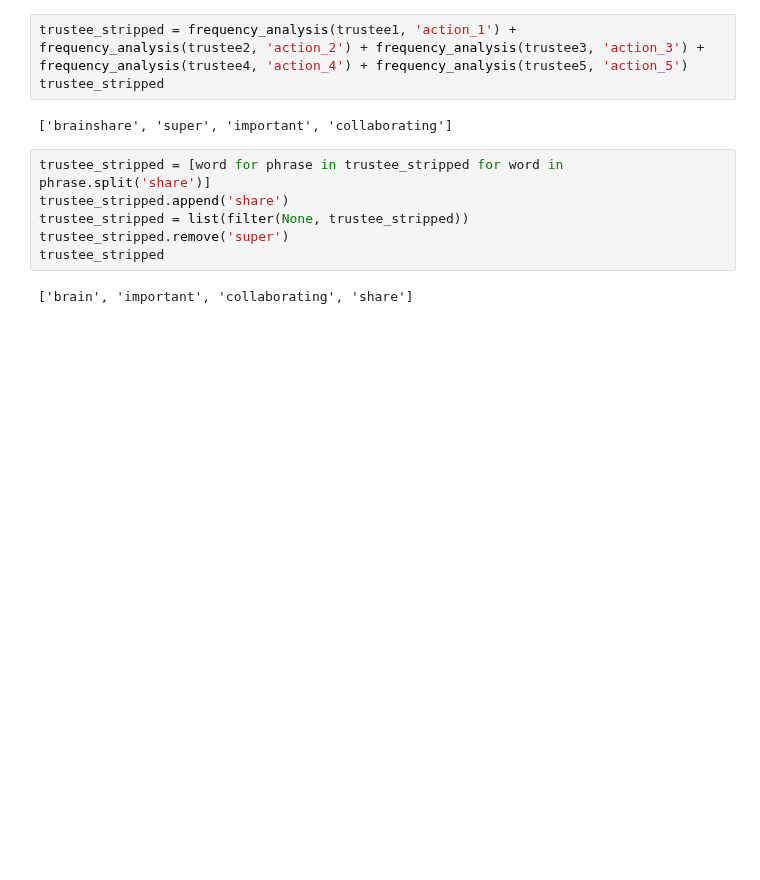
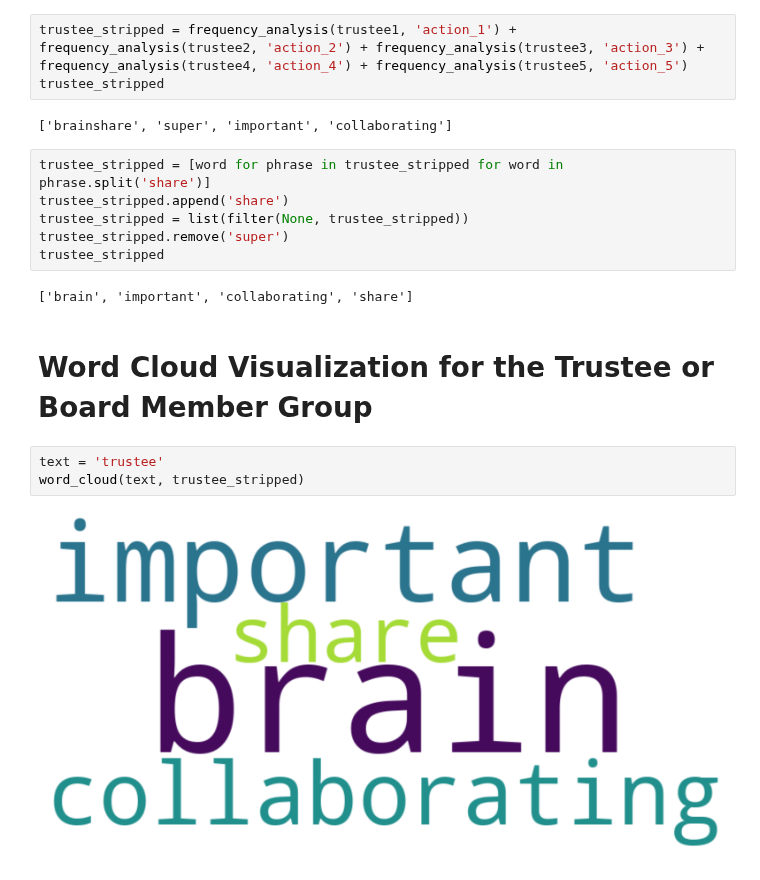
Before and after one commit to alliajagbe/sentiment-analysis, a Jupyter notebook: donor_roles.ipynb, the cells around one changed output. Drawn from its saved outputs; the diff is of its cells as text; blank space fills up the shorter version.

Commit message:
word cloud viz for trustee data

```diff
--- a/donor_roles.ipynb
+++ b/donor_roles.ipynb
@@ -498,3 +498,10 @@ trustee_stripped.remove('super')
 trustee_stripped
 # %% [output]
 ['brain', 'important', 'collaborating', 'share']
+# %% [markdown]
+# Word Cloud Visualization for the Trustee or Board Member Group
+# %%
+text = 'trustee'
+word_cloud(text, trustee_stripped)
+# %% [output]
+[figure, added]
```
Also changed, not shown: 1 other file.
